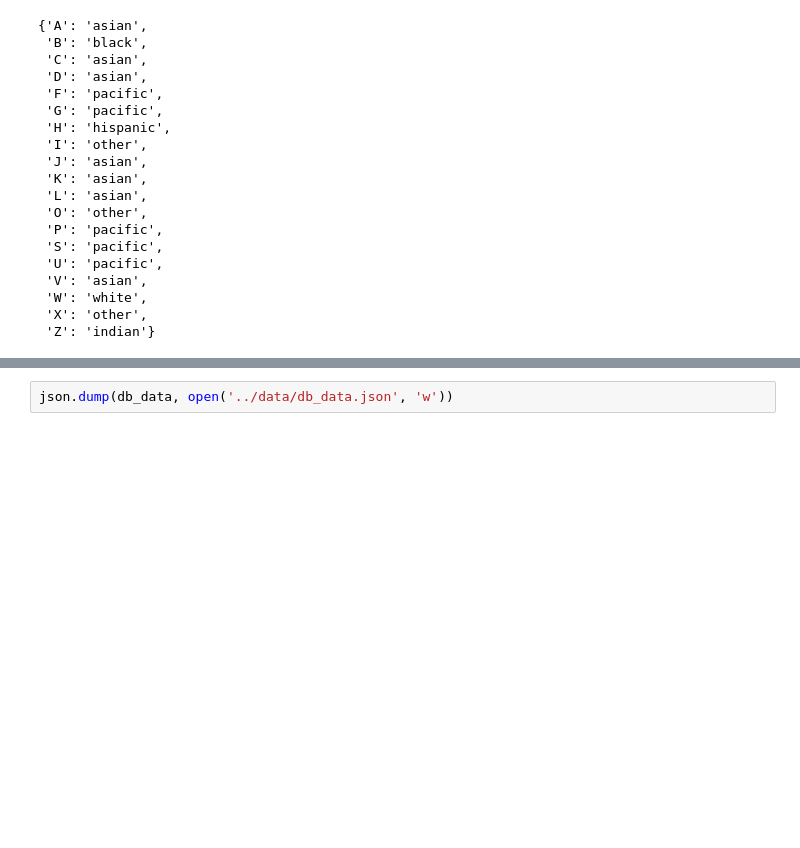
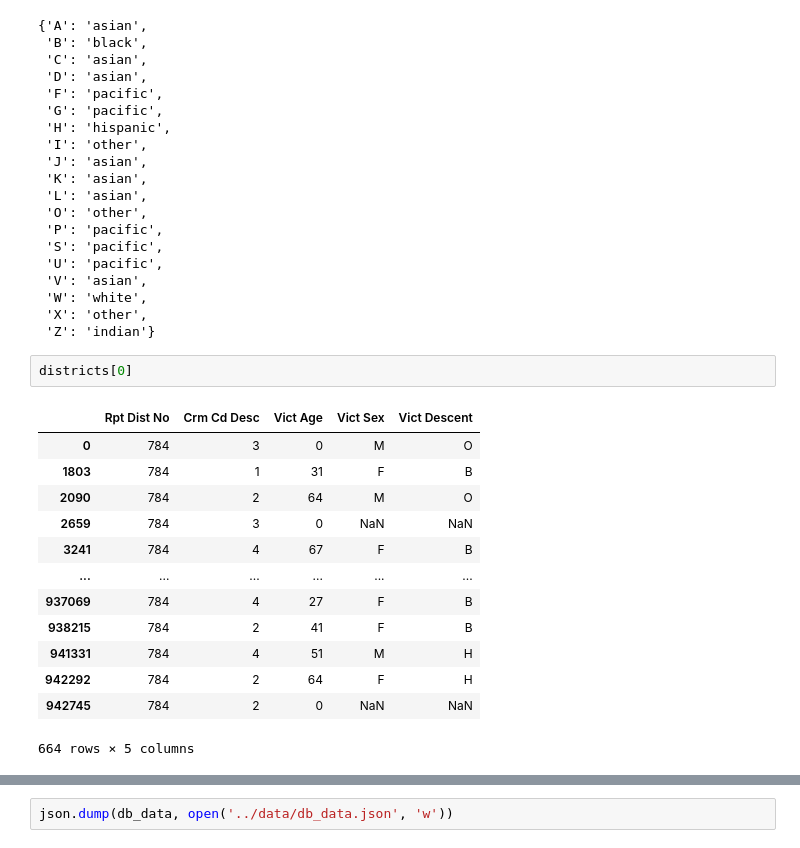
Before and after one commit to sharonm6/safety-backend, a Jupyter notebook: src/eda.ipynb, the cells around one changed output, grey strips where cells are left out. Saved outputs shown, nothing was run; the diff lists cells and outputs as text; blank space fills up the shorter version.

```diff
--- a/src/eda.ipynb
+++ b/src/eda.ipynb
@@ -521,6 +521,22 @@ dtype: int64
  'W': 'white',
  'X': 'other',
  'Z': 'indian'}
+# %%
+districts[0]
+# %% [output]
+|  | Rpt Dist No | Crm Cd Desc | Vict Age | Vict Sex | Vict Descent |
+| 0 | 784 | 3 | 0 | M | O |
+| 1803 | 784 | 1 | 31 | F | B |
+| 2090 | 784 | 2 | 64 | M | O |
+| 2659 | 784 | 3 | 0 | NaN | NaN |
+| 3241 | 784 | 4 | 67 | F | B |
+| ... | ... | ... | ... | ... | ... |
+| 937069 | 784 | 4 | 27 | F | B |
+| 938215 | 784 | 2 | 41 | F | B |
+| 941331 | 784 | 4 | 51 | M | H |
+| 942292 | 784 | 2 | 64 | F | H |
+| 942745 | 784 | 2 | 0 | NaN | NaN |
+664 rows × 5 columns
 # %%
 db_data = defaultdict(dict)
 tot_severity = int(df_related[['Crm Cd Desc']].sum())
```
Also changed, not shown: parts of 3 cells of this notebook, 2 other files.
